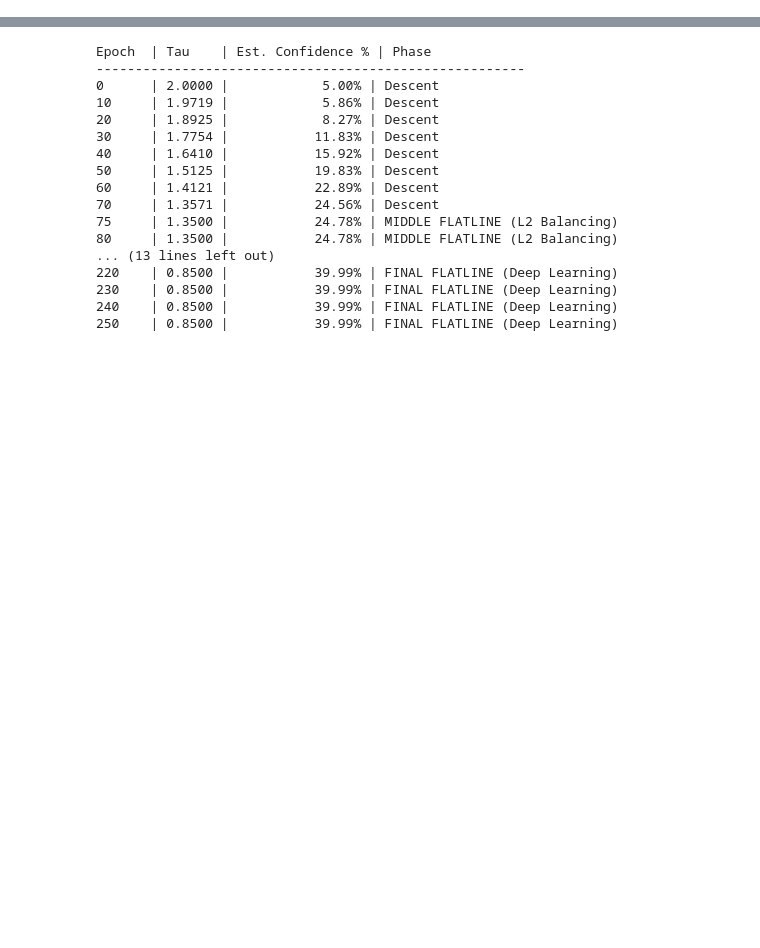
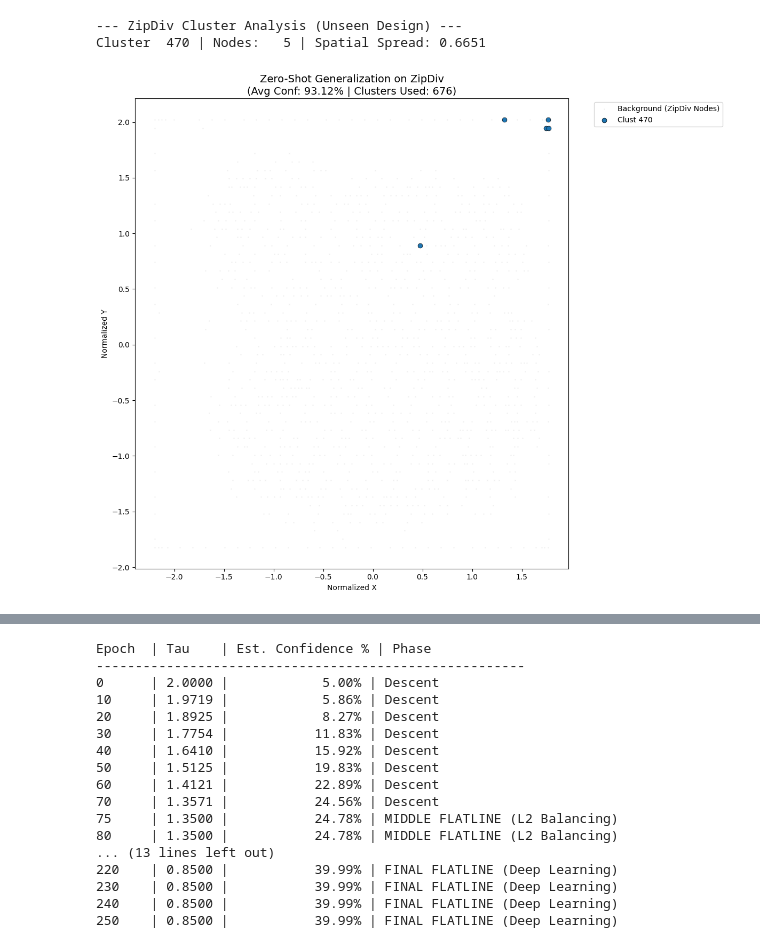
Before and after one commit to BarsatKhadka/CTS-Task-Aware-Clustering, a Jupyter notebook: matrix.ipynb, the cells around one changed output, grey strips where cells are left out. Cells and saved outputs as stored; diff of their text form; code cells hidden in the pictures; blank space fills up the shorter version.

```diff
--- a/matrix.ipynb
+++ b/matrix.ipynb
@@ -279 +650,63 @@ Epoch 250 | Base Loss: 354.1719 | L1: 0.6861 | L2: 341.1698 | L3: 12.3161 | Conf
+# %%
+import torch
+import matplotlib.pyplot as plt
+import numpy as np
+
+def visualize_zipdiv_results(model_path, data_path, num_clusters_to_show=8):
+    # 1. Setup
+    device = torch.device('cuda' if torch.cuda.is_available() else 'cpu')
+    model = FirstTerm(num_cell_types=425, num_of_clusters=1800).to(device)
+    model.load_state_dict(torch.load(model_path, map_location=device))
+    model.eval()
+
+    data = torch.load(data_path, map_location=device)
+    X = data['X']
+
+    # 2. Inference
+    with torch.no_grad():
+        _, _, _, _, C, _ = model(
+            X, data['X_cell_ids'], data['num_nodes'], data['p_indices'],
+            data['A_skip_csr'], 1800, tau=0.1
+        )
+
+    coords = X[:, :2].cpu().numpy()
+    C_np = C.cpu().numpy()
+
+    # Get Hard Assignments
+    assignments = np.argmax(C_np, axis=1)
+    unique_clusters, counts = np.unique(assignments, return_counts=True)
+
+    # Filter for clusters with at least 5 nodes to show meaningful grouping
+    valid_clusters = unique_clusters[counts >= 5]
+    selected_clusters = np.random.choice(valid_clusters, min(num_clusters_to_show, len(valid_clusters)), replace=False)
+
+    # 3. Plotting
+    plt.figure(figsize=(12, 10))
+    plt.scatter(coords[:, 0], coords[:, 1], s=1, c='lightgray', alpha=0.2, label='Background (ZipDiv Nodes)')
+
+    print(f"--- ZipDiv Cluster Analysis (Unseen Design) ---")
+    for cluster_id in selected_clusters:
+        # Find all nodes assigned to this cluster
+        mask = assignments == cluster_id
+        cluster_nodes = coords[mask]
+
+        # Calculate Spatial Tightness (Standard Deviation of coordinates)
+        tightness = np.sqrt(np.var(cluster_nodes[:,0]) + np.var(cluster_nodes[:,1]))
+
+        plt.scatter(cluster_nodes[:, 0], cluster_nodes[:, 1], s=40, edgecolors='black', linewidths=0.5, label=f'Clust {cluster_id}')
+        print(f"Cluster {cluster_id:4} | Nodes: {len(cluster_nodes):3} | Spatial Spread: {tightness:.4f}")
+
+    plt.title(f"Zero-Shot Generalization on ZipDiv\n(Avg Conf: 93.12% | Clusters Used: 676)", fontsize=14)
+    plt.xlabel("Normalized X")
+    plt.ylabel("Normalized Y")
+    plt.legend(bbox_to_anchor=(1.05, 1), loc='upper left')
+    plt.tight_layout()
+    plt.show()
+
+# Run the visualization
+visualize_zipdiv_results("phase1_clustering_ep250_twohop.pt", "processed_graphs/zipdiv_run_20260312_160558.pt")
+# %% [output]
+--- ZipDiv Cluster Analysis (Unseen Design) ---
+Cluster  470 | Nodes:   5 | Spatial Spread: 0.6651
+[figure, added]
 # %%
```
Also changed, not shown: parts of 7 cells of this notebook, 7 other files.
